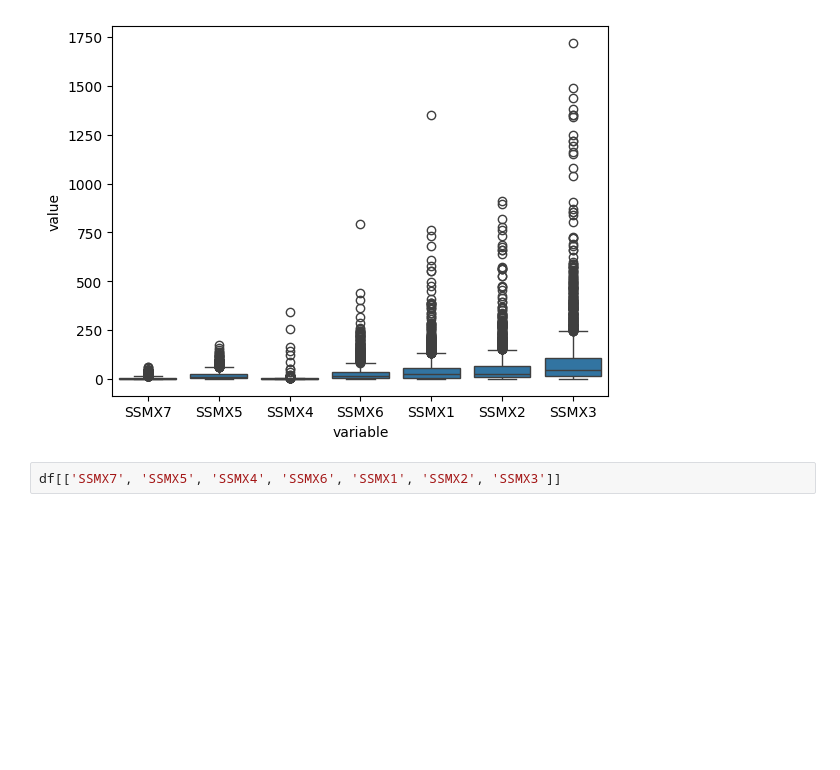
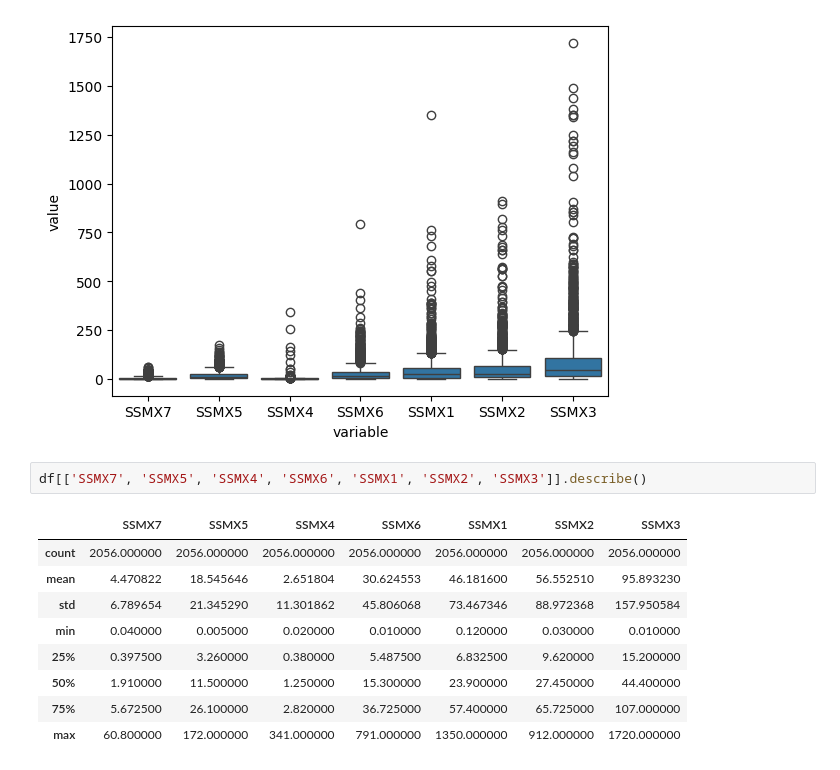
Before and after one commit to yxqin06/DS3021_Project_1, a Jupyter notebook: WranglingEDA.ipynb, the cells around one changed output. Drawn from its saved outputs; the diff is of its cells as text; blank space fills up the shorter version.

```diff
--- a/WranglingEDA.ipynb
+++ b/WranglingEDA.ipynb
@@ -95,4 +95,14 @@ sns.boxplot(data=df_long, x="variable", y="value")
 <Axes: xlabel='variable', ylabel='value'>
 [figure]
 # %%
-df[['SSMX7', 'SSMX5', 'SSMX4', 'SSMX6', 'SSMX1', 'SSMX2', 'SSMX3']]
+df[['SSMX7', 'SSMX5', 'SSMX4', 'SSMX6', 'SSMX1', 'SSMX2', 'SSMX3']].describe()
+# %% [output]
+|  | SSMX7 | SSMX5 | SSMX4 | SSMX6 | SSMX1 | SSMX2 | SSMX3 |
+| count | 2056.000000 | 2056.000000 | 2056.000000 | 2056.000000 | 2056.000000 | 2056.000000 | 2056.000000 |
+| mean | 4.470822 | 18.545646 | 2.651804 | 30.624553 | 46.181600 | 56.552510 | 95.893230 |
+| std | 6.789654 | 21.345290 | 11.301862 | 45.806068 | 73.467346 | 88.972368 | 157.950584 |
+| min | 0.040000 | 0.005000 | 0.020000 | 0.010000 | 0.120000 | 0.030000 | 0.010000 |
+| 25% | 0.397500 | 3.260000 | 0.380000 | 5.487500 | 6.832500 | 9.620000 | 15.200000 |
+| 50% | 1.910000 | 11.500000 | 1.250000 | 15.300000 | 23.900000 | 27.450000 | 44.400000 |
+| 75% | 5.672500 | 26.100000 | 2.820000 | 36.725000 | 57.400000 | 65.725000 | 107.000000 |
+| max | 60.800000 | 172.000000 | 341.000000 | 791.000000 | 1350.000000 | 912.000000 | 1720.000000 |
```
